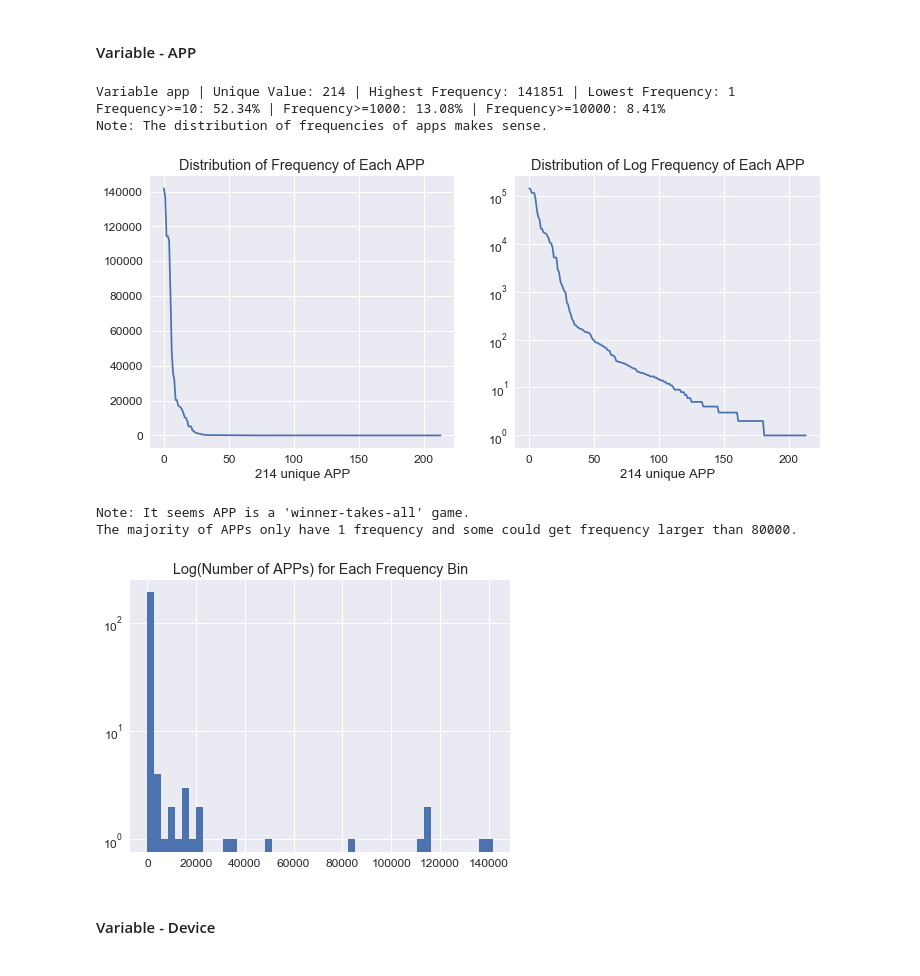
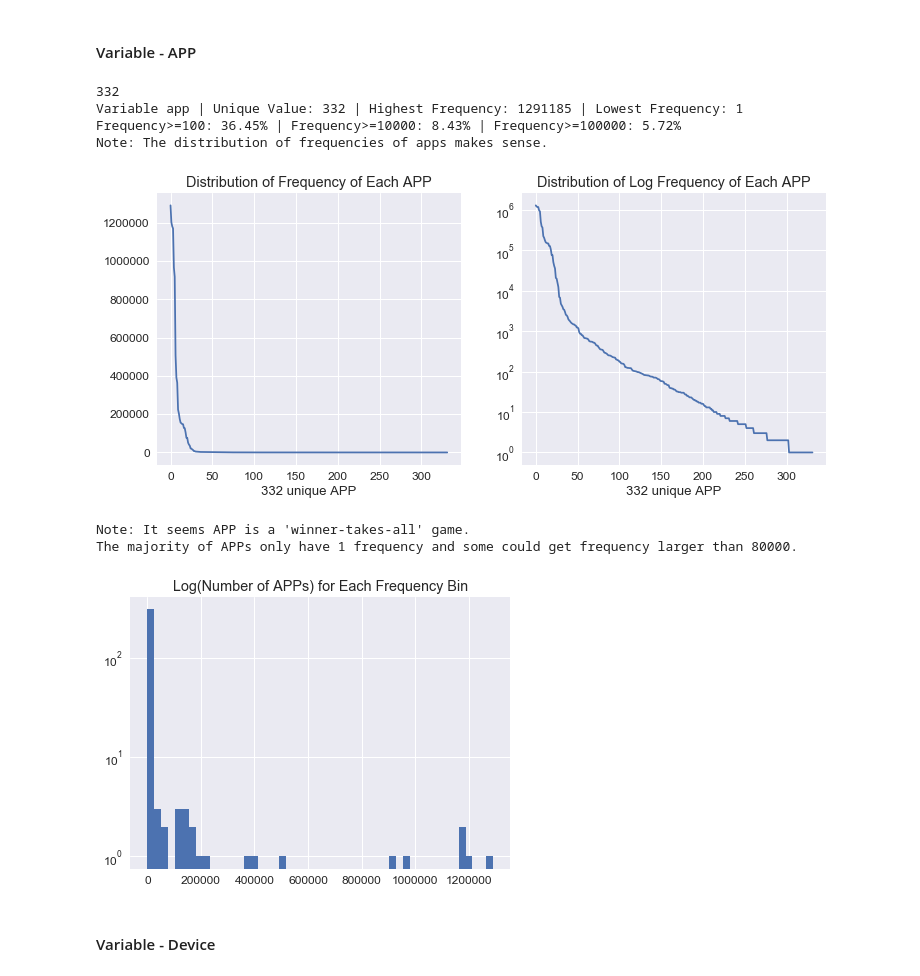
Before and after one commit to linicole/kaggle, a Jupyter notebook: TalkingData_AdTracking/data_preview.ipynb, the cells around one changed output. Saved outputs shown, nothing was run; the diff lists cells and outputs as text; code cells hidden in the pictures.

```diff
--- a/TalkingData_AdTracking/data_preview.ipynb
+++ b/TalkingData_AdTracking/data_preview.ipynb
@@ -42,7 +42,7 @@ train.csv           7537.65 MB
 # %% [markdown]
 ## Data Overview & EDA <a id="data_overview"></a>
 # %%
-df_train = pd.read_csv(data_dir + '/train.csv', nrows=1000000)
-df_test = pd.read_csv(data_dir + '/test.csv', nrows=1000000)
+df_train = pd.read_csv(data_dir + '/train.csv', nrows=10000000)
+#df_test = pd.read_csv(data_dir + '/test.csv', nrows=1000000)
 # %%
 common_names = df_train.columns.intersection(df_test.columns).values
@@ -89,0 +77,5 @@ df_test.head()
+# %%
+dat_var = ['click_time', 'attributed_time']
+print(dat_var)
+for dv in dat_var:
+    df_train[dv] = pd.to_datetime(df_train[dv])
@@ -89,0 +86,5 @@ df_test.head()
+# %%
+cat_var = set(df_train.columns.values) - set(dat_var)
+print(cat_var)
+for cv in cat_var:
+    df_train[cv] = df_train[cv].astype('category')
@@ -179,38 +198,39 @@ They could be some fraudulent or outliers.
 # %%
 var_viz = 'app'
 
 sorted_count = np.sort(df_train[var_viz].value_counts().as_matrix())[::-1]
-len(sorted_count) # 214 unique APPs
+print(len(sorted_count)) # 332 unique APPs
 
 fig = plt.figure(figsize=(12, 5))
 ax = fig.add_subplot(121)
 ax.plot(sorted_count)
 ax.set(title="Distribution of Frequency of Each APP",
        xlabel="{} unique {}".format(len(sorted_count), var_viz.upper()));
 
 
 ax = fig.add_subplot(122)
 ax.plot(sorted_count)
 ax.set_yscale('log')
 ax.set(title="Distribution of Log Frequency of Each APP",
        xlabel="{} unique {}".format(len(sorted_count), var_viz.upper()));
 
 
 print("Variable {a} | Unique Value: {b} | Highest Frequency: {c} | Lowest Frequency: {d}".format(a=var_viz,
                                                                                                  b=len(sorted_count),
                                                                                                  c=sorted_count[0],
                                                                                                  d=sorted_count[-1]))
 
-print("Frequency>=10: {a}% | Frequency>=1000: {b}% | Frequency>=10000: {c}%".format(a=round((sorted_count>=10).mean()*100,2),
-                                                                                    b=round((sorted_count>=1000).mean()*100,2),
-                                                                                    c=round((sorted_count>=10000).mean()*100,2)))
+print("Frequency>=100: {a}% | Frequency>=10000: {b}% | Frequency>=100000: {c}%".format(a=round((sorted_count>=100).mean()*100,2),
+                                                                                    b=round((sorted_count>=10000).mean()*100,2),
+                                                                                    c=round((sorted_count>=100000).mean()*100,2)))
 
 print("Note: The distribution of frequencies of apps makes sense.")
 # %% [output]
-Variable app | Unique Value: 214 | Highest Frequency: 141851 | Lowest Frequency: 1
-Frequency>=10: 52.34% | Frequency>=1000: 13.08% | Frequency>=10000: 8.41%
+332
+Variable app | Unique Value: 332 | Highest Frequency: 1291185 | Lowest Frequency: 1
+Frequency>=100: 36.45% | Frequency>=10000: 8.43% | Frequency>=100000: 5.72%
 Note: The distribution of frequencies of apps makes sense.
-[figure, old version]
+[figure, new version]
 # %%
 var_viz = 'app'
 
@@ -229,7 +249,7 @@ print("Note: It seems APP is a 'winner-takes-all' game. \nThe majority of APPs o
 # %% [output]
 Note: It seems APP is a 'winner-takes-all' game.
 The majority of APPs only have 1 frequency and some could get frequency larger than 80000.
-[figure, old version]
+[figure, new version]
 # %% [markdown]
 #### Variable - Device
 # %%
```
Also changed, not shown: parts of 24 cells of this notebook.
